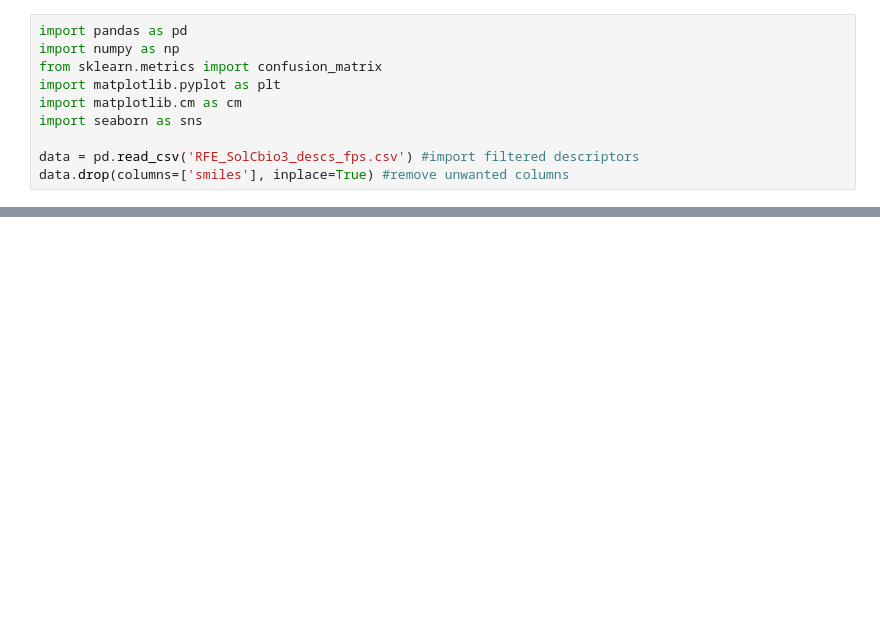
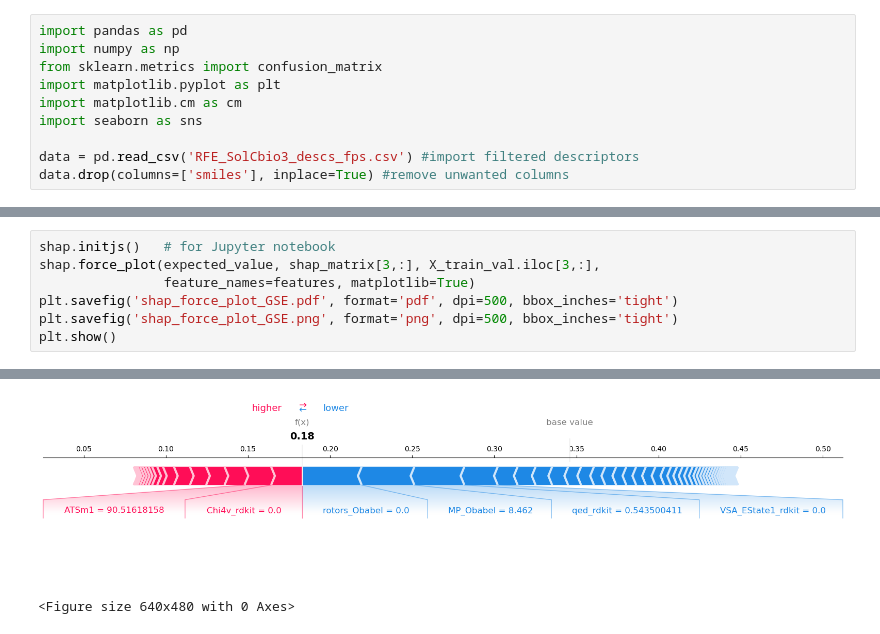
Before and after one commit to cbio3lab/GSESolver, a Jupyter notebook: SCRIPTS/ML_test/logS_SHAP.ipynb, the cells around one changed output, grey strips where cells are left out. Cells and saved outputs as stored; diff of their text form; blank space fills up the shorter version.

```diff
--- a/SCRIPTS/ML_test/logS_SHAP.ipynb
+++ b/SCRIPTS/ML_test/logS_SHAP.ipynb
@@ -169,0 +198,8 @@ shap.plots.violin(shap_values, features = X_test, feature_names = features, max_
+# %%
+shap.initjs()   # for Jupyter notebook
+shap.force_plot(expected_value, shap_matrix[3,:], X_train_val.iloc[3,:],
+                feature_names=features, matplotlib=True)
+plt.savefig('shap_force_plot_GSE.pdf', format='pdf', dpi=500, bbox_inches='tight')
+plt.savefig('shap_force_plot_GSE.png', format='png', dpi=500, bbox_inches='tight')
+plt.show()
+# %% [output]
@@ -170 +207,3 @@ shap.plots.violin(shap_values, features = X_test, feature_names = features, max_
+[figure, added]
+<Figure size 640x480 with 0 Axes>
 # %%
```
Also changed, not shown: parts of 18 cells of this notebook, 11 other files.
